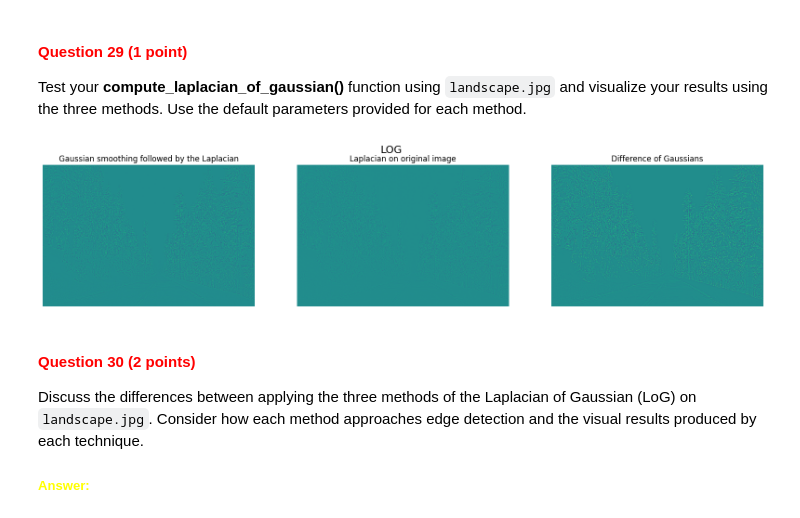
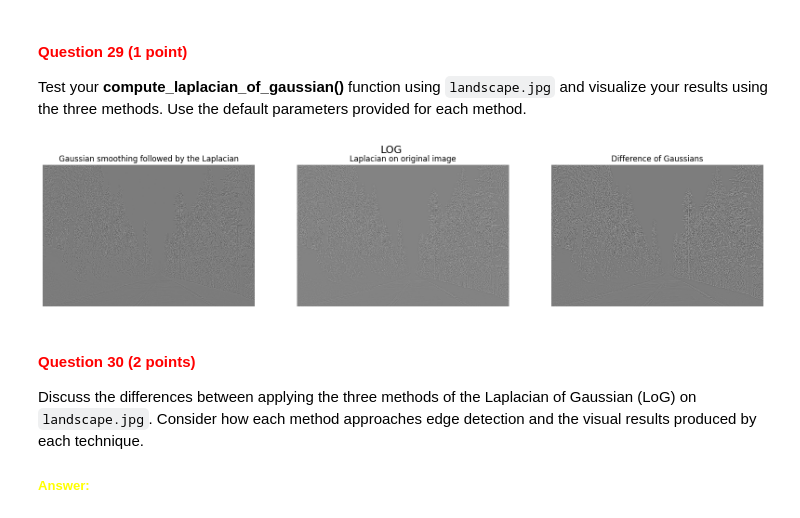
Before and after one commit to izzikampono/cv1-lab-2, a Jupyter notebook: cv1-lab-2.ipynb, the cells around one changed output. Drawn from its saved outputs; the diff is of its cells as text; code cells hidden in the pictures.

```diff
--- a/cv1-lab-2.ipynb
+++ b/cv1-lab-2.ipynb
@@ -924,6 +924,29 @@ The function should take arguments *method*, *kernel_size*, *sigma*, *sigma_1*,
 
 **Note:** You are not allowed to use Python built-in functions for computing LoG kernels, but you can use `scipy.signal.convolve2d` for 2D convolution.
 # %%
+def laplacian_of_gaussian_kernel(size, sigma):
+    """
+    Create a Laplacian of Gaussian (LoG) kernel.
+
+    Args:
+        size: Size of the kernel (should be an odd number).
+        sigma: Standard deviation of the Gaussian.
+
+    Returns:
+        log_kernel: The Laplacian of Gaussian kernel.
+    """
+    # create a coordinate grid
+    ax = np.arange(-size // 2 + 1., size // 2 + 1.)
+    xx, yy = np.meshgrid(ax, ax)
+
+    # compute the LoG kernel
+    norm = (xx**2 + yy**2 - 2 * sigma**2) / (sigma**4)
+    gaussian = np.exp(-(xx**2 + yy**2) / (2 * sigma**2))
+    log_kernel = norm * gaussian
+    log_kernel -= log_kernel.mean()  # normalize the kernel to have zero mean
+
+    return log_kernel
+
 def compute_laplacian_of_gaussian(image, method, kernel_size=5, sigma=0.5, sigma_1=0.5, sigma_2=1.0):
     '''
     Computes the Laplacian of Gaussian (LoG) using the specified method.
@@ -953,7 +976,8 @@ def compute_laplacian_of_gaussian(image, method, kernel_size=5, sigma=0.5, sigma
 
     elif method == 2:
         # Method 2: Direct convolution with a LoG kernel
-        log_image = scipy.signal.convolve2d(image, laplacian_kernel, mode='same', boundary='symm')
+        log_kernel = laplacian_of_gaussian_kernel(kernel_size, sigma)
+        log_image = scipy.signal.convolve2d(image, log_kernel, mode='same', boundary='symm')
 
     elif method == 3:
         # Method 3: Difference of Gaussians (DoG)
@@ -975,27 +999,27 @@ Test your **compute_laplacian_of_gaussian()** function using `landscape.jpg` and
 # %%
 img = cv2.imread('./images/landscape.jpg', cv2.IMREAD_GRAYSCALE)
 met1 = compute_laplacian_of_gaussian(img, 1, kernel_size=5, sigma=0.5, sigma_1=0.5, sigma_2=1.0)
 met2 = compute_laplacian_of_gaussian(img, 2, kernel_size=5, sigma=0.5, sigma_1=0.5, sigma_2=1.0)
 met3 = compute_laplacian_of_gaussian(img, 3, kernel_size=5, sigma=0.5, sigma_1=0.5, sigma_2=1.0)
 
 fig, axs = plt.subplots(1, 3, figsize=(20, 4))
 fig.suptitle('LOG', fontsize=16)
 
-axs[0].imshow(met1)
+axs[0].imshow(met1, cmap='gray')
 axs[0].set_title('Gaussian smoothing followed by the Laplacian')
 axs[0].axis('off')
 
-axs[1].imshow(met2)
+axs[1].imshow(met2, cmap='gray')
 axs[1].set_title('Laplacian on original image')
 axs[1].axis('off')
 
-axs[2].imshow(met3)
+axs[2].imshow(met3, cmap='gray')
 axs[2].set_title('Difference of Gaussians')
 axs[2].axis('off')
 
 plt.show()
 # %% [output]
-[figure, old version]
+[figure, new version]
 # %% [markdown]
 <a id="question-30"></a>
 #### <font color='#FF0000'>Question 30 (2 points)</font>
```
